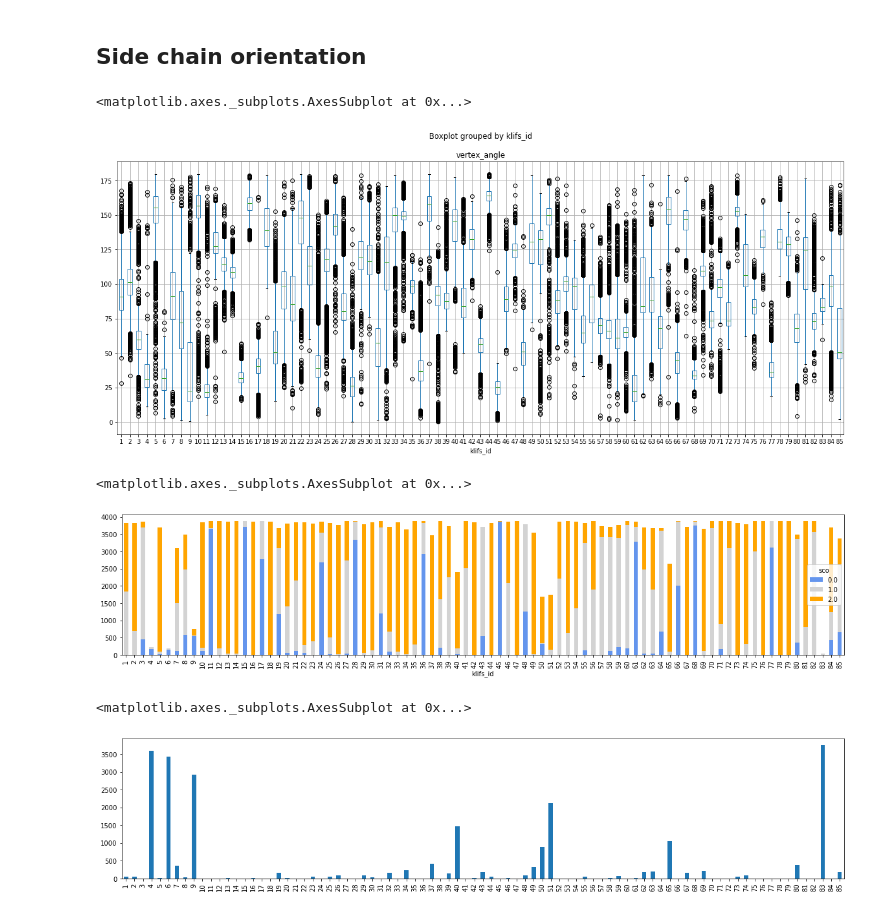
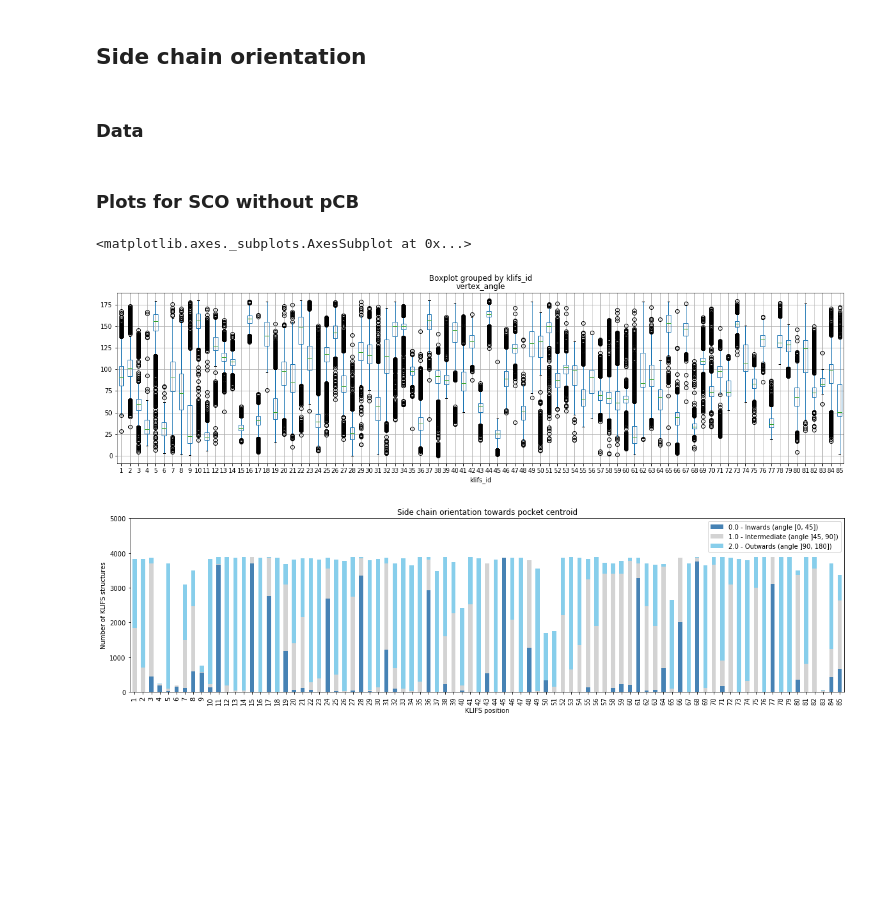
Before and after one commit to volkamerlab/kissim, a Jupyter notebook: examples/notebooks/side_chain_orientation.ipynb, the cells around one changed output. Drawn from its saved outputs; the diff is of its cells as text; code cells hidden in the pictures; blank space fills up the shorter version.

```diff
--- a/examples/notebooks/side_chain_orientation.ipynb
+++ b/examples/notebooks/side_chain_orientation.ipynb
@@ -92,21 +69,11 @@ sco_df.reset_index(inplace=True, drop=True)
 # %%
-fig, ax = plt.subplots(figsize=(20,8))
-plt.suptitle('')
+def plot_sco_boxplot(sco_df):
 
-sco_df.boxplot(column='vertex_angle',by='klifs_id', ax=ax)
+    fig, ax = plt.subplots(figsize=(20, 5))
+    plt.suptitle('Bla')
+
+    return sco_df.boxplot(
+        column='vertex_angle',
+        by='klifs_id',
+        ax=ax
+    )
-# %% [output]
-<matplotlib.axes._subplots.AxesSubplot at 0x...>
-[figure, removed]
-# %%
-fig, ax = plt.subplots(figsize=(20,4))
-plt.suptitle('')
-
-sco_df.groupby(['klifs_id', 'sco']).size().unstack().plot(
-    kind='bar',
-    stacked=True,
-    ax=ax,
-    color=['cornflowerblue', 'lightgrey', 'orange']
-)
-# %% [output]
-<matplotlib.axes._subplots.AxesSubplot at 0x...>
-[figure, removed]
@@ -115,8 +80,48 @@ sequence = pd.DataFrame([list(i) for i in klifs_metadata.pocket], columns=range(
+# %%
+def plot_sco_barplot(sco_df):
+
+    fig, ax = plt.subplots(figsize=(20, 5))
+    plt.suptitle('')
+
+    p = sco_df.groupby(['klifs_id', 'sco']).size().unstack().plot(
+        kind='bar',
+        stacked=True,
+        ax=ax,
+        color=['steelblue', 'lightgrey', 'skyblue'],
+        legend=['a', 'b', 'c'],
+        ylim=[0, 5000]
+    )
+
+    p.set_ylabel('Number of KLIFS structures')
+    p.set_xlabel('KLIFS position')
+    p.set_title('Side chain orientation towards pocket centroid')
+
+    legend = plt.legend()
+    legend.get_texts()[0].set_text('0.0 - Inwards (angle [0, 45])')
+    legend.get_texts()[1].set_text('1.0 - Intermediate (angle ]45, 90])')
+    legend.get_texts()[2].set_text('2.0 - Outwards (angle ]90, 180])')
+
+    return p
 # %%
-fig, ax = plt.subplots(figsize=(20,4))
-plt.suptitle('')
+def plot_residue_sequence_occurrency(klifs_metadata, residue_name):
 
-sequence.apply(lambda x: x=='G').apply(lambda x: sum(x)).plot(kind='bar', ax=ax)
+    sequence = pd.DataFrame([list(i) for i in klifs_metadata.pocket], columns=range(1,86))
+
+    fig, ax = plt.subplots(figsize=(20,4))
+    plt.suptitle('')
+
+    return sequence.apply(lambda x: x==residue_name).apply(lambda x: sum(x)).plot(kind='bar', ax=ax)
-# %% [output]
-<matplotlib.axes._subplots.AxesSubplot at 0x...>
-[figure, removed]
+# %% [markdown]
+### Data
+# %%
+sco_wo_pcb = get_sco_data(sco_wo_pcb_path)
+sco = get_sco_data(sco_path)
+# %% [markdown]
+### Plots for SCO without pCB
+# %%
+plot_sco_boxplot(sco_wo_pcb)
+plot_sco_barplot(sco_wo_pcb)
+# %% [output]
+<matplotlib.axes._subplots.AxesSubplot at 0x...>
+[figure, added]
+[figure, added]
```
Also changed, not shown: parts of 39 cells of this notebook, 1 other file.
